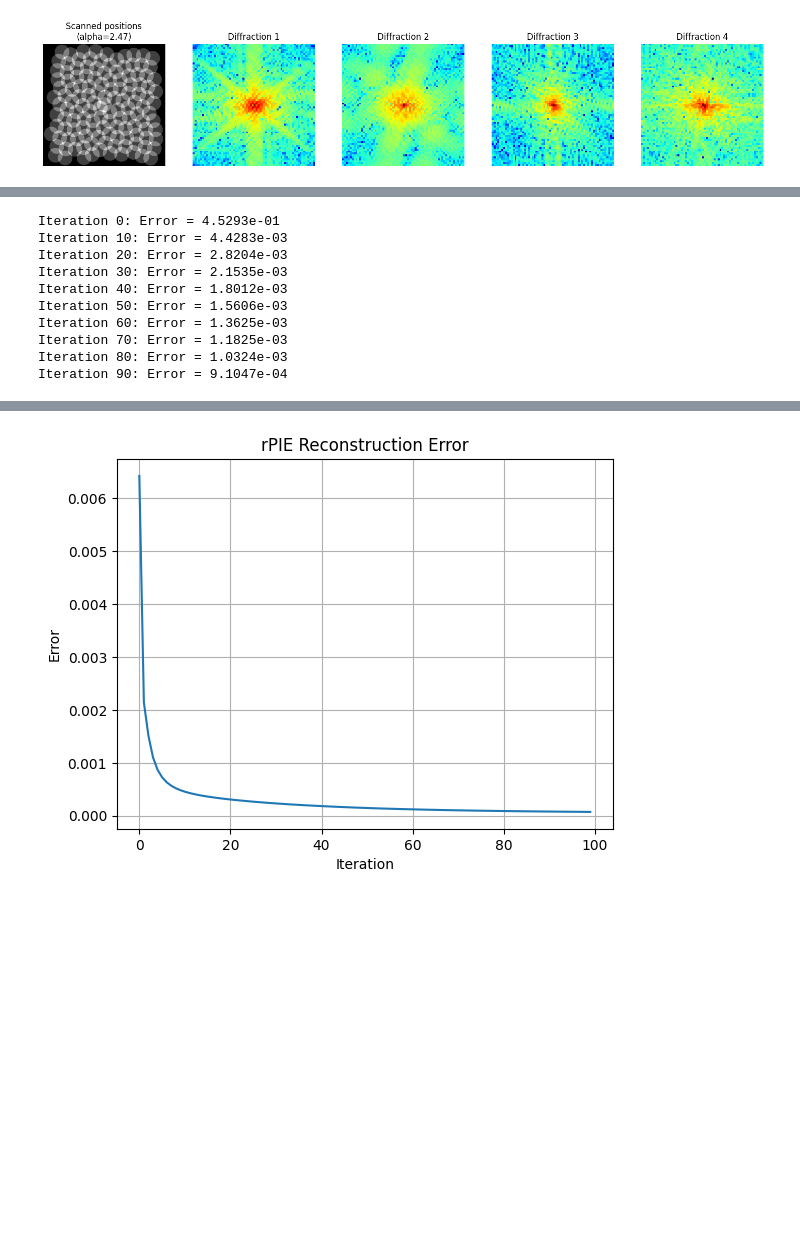
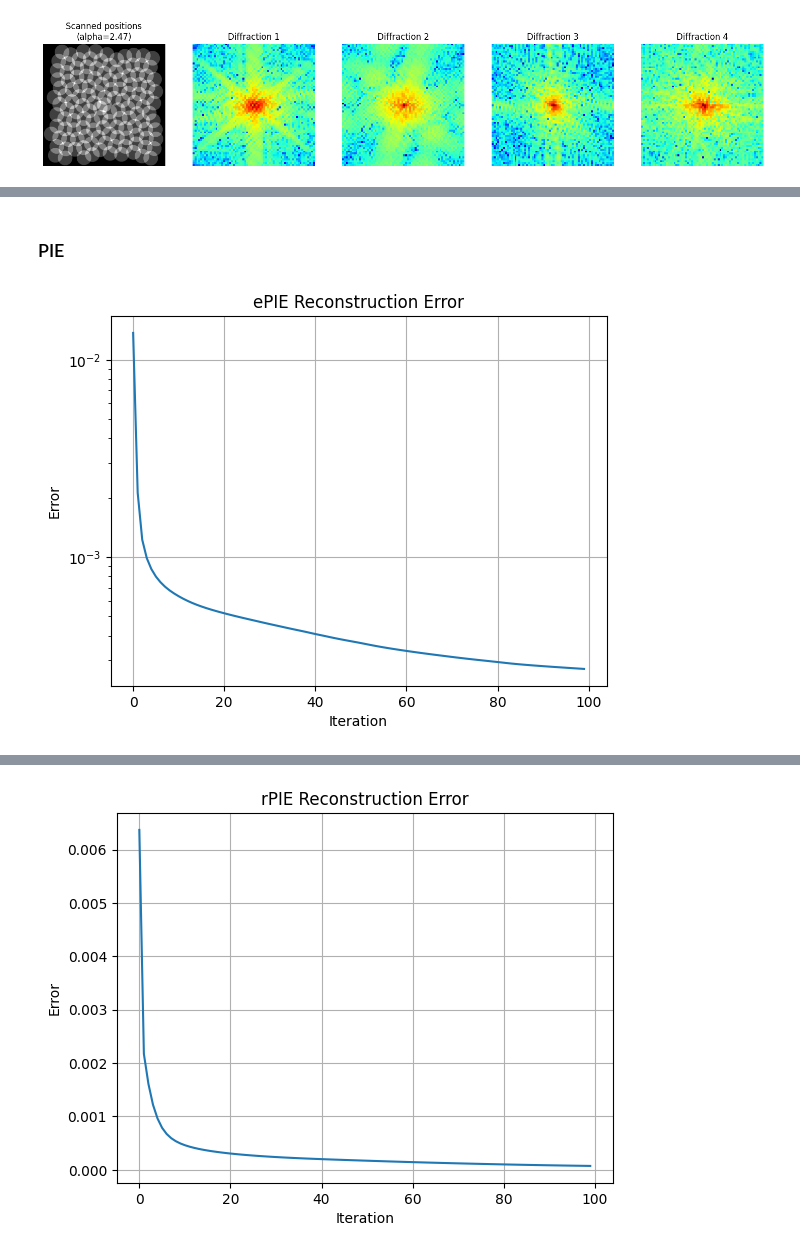
Before and after one commit to sacbow/PtychoEP, a Jupyter notebook: experiments/notebook/basic_ptycho.ipynb, the cells around one changed output, grey strips where cells are left out. Saved outputs shown, nothing was run; the diff lists cells and outputs as text; code cells hidden in the pictures; blank space fills up the shorter version.

```diff
--- a/experiments/notebook/basic_ptycho.ipynb
+++ b/experiments/notebook/basic_ptycho.ipynb
@@ -67,30 +67,60 @@ Gaussian noise SNR [dB]: 45.457275390625
+# %% [markdown]
+### PIE
 # %%
+# バックエンド設定
+from PtychoEP.utils.backend import set_backend, np
+set_backend("numpy")  # まずはCPUで試す
+
+# 必要モジュールのインポート
+from PtychoEP.utils.ptycho.core import Ptycho
+from PtychoEP.utils.io_utils import load_data_image
+from PtychoEP.utils.ptycho.scan_utils import generate_spiral_scan_positions
 from PtychoEP.utils.engines.pie import PIE
+from PtychoEP.utils.ptycho.noise import GaussianNoise
+from PtychoEP.utils.ptycho.visualize import compute_illumination
+import matplotlib.pyplot as plt
 
+# --- データ準備 ---
+ptycho = Ptycho()
 
-# 誤差ログを記録するためのリストとコールバック
+# オブジェクトの設定 (位相オブジェクト)
+obj_amp = load_data_image("cameraman.png")
+obj_phase = load_data_image("eagle.png")
+obj = np().asarray(obj_amp * np().exp(1j * np().pi * obj_phase), dtype = np().complex64)
+ptycho.set_object(obj)
+
+# プローブ設定 (真値と初期値を別々に管理)
+probe_true = np().asarray(load_data_image("probe.png"), dtype = np().complex64)
+
+# 真値でforward計算
+ptycho.set_probe(probe_true)
+positions = generate_spiral_scan_positions(image_size=512, probe_size=128, num_points=100, step = 10)
+ptycho.forward_and_set_diffraction(positions)
+
+#nosie付加
+GaussianNoise(var = 1e-4) @ ptycho
+
+# 推定用にプローブを初期値にリセット
+ptycho.set_probe(probe_true)
+
+# --- ePIE 実行 ---
 errors = []
-
 def callback(iter_idx, err, obj_est):
     errors.append(err)
-    if iter_idx % 10 == 0:
-        print(f"Iteration {iter_idx}: Error = {err:.4e}")
 
-# PIEインスタンス生成（alphaは0.1程度から試すのが無難）
-pie = PIE(ptycho, alpha=0.1, callback = callback)
+epie = PIE(ptycho, alpha=0.1, callback=callback)
+obj_est = epie.run(n_iter=100)
+
+# --- 誤差推移の可視化 ---
+plt.plot(errors)
+plt.xlabel("Iteration")
+plt.ylabel("Error")
+plt.yscale('log')
+plt.title("ePIE Reconstruction Error")
+plt.grid()
+plt.show()
+# %% [output]
+[figure, added]
-# %%
-obj_est = pie.run(n_iter=100)
-# %% [output]
-Iteration 0: Error = 4.5293e-01
-Iteration 10: Error = 4.4283e-03
-Iteration 20: Error = 2.8204e-03
-Iteration 30: Error = 2.1535e-03
-Iteration 40: Error = 1.8012e-03
-Iteration 50: Error = 1.5606e-03
-Iteration 60: Error = 1.3625e-03
-Iteration 70: Error = 1.1825e-03
-Iteration 80: Error = 1.0324e-03
-Iteration 90: Error = 9.1047e-04
 # %%
 plt.imshow(np().abs(obj_est[100:400,100:400]), cmap = "gray")
 # %% [output]
```
Also changed, not shown: parts of 11 cells of this notebook, 8 other files.
